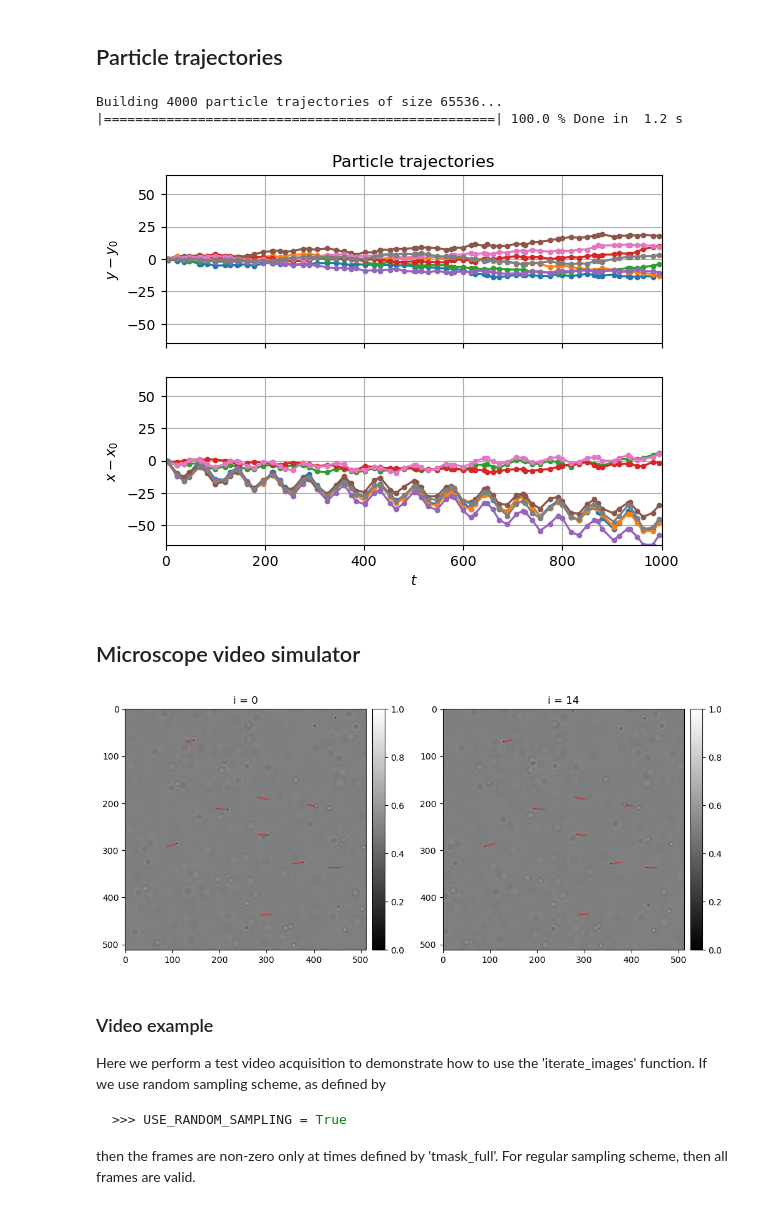
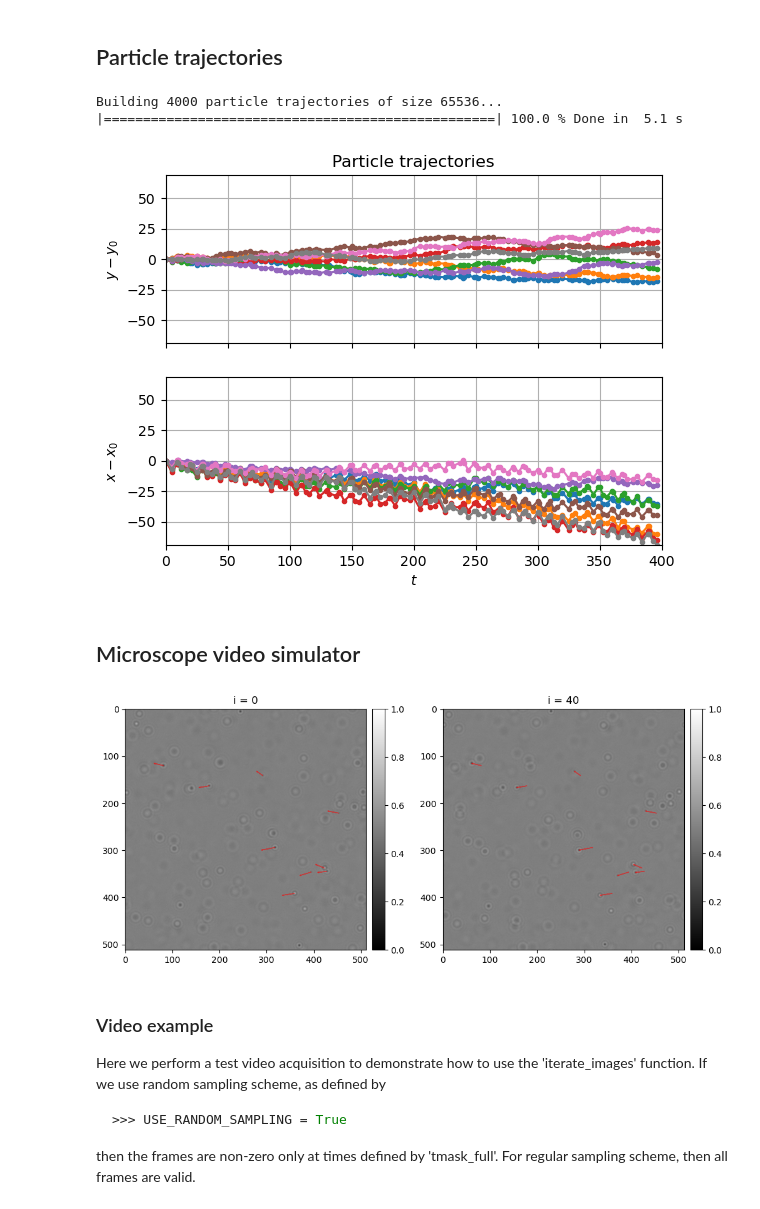
Before and after one commit to andrej5elin/mie_particle_motion, a Jupyter notebook: mie_particle_motion.ipynb, the cells around one changed output. Cells and saved outputs as stored; diff of their text form; code cells hidden in the pictures.

```diff
--- a/mie_particle_motion.ipynb
+++ b/mie_particle_motion.ipynb
@@ -61,7 +61,7 @@ Here we set sample properties. These settings define how we simulate brownian mo
 #----------------------
 assert_lut_ok() #make sure we have lookup tables
 
-SAVE_FIGS = False
+SAVE_FIGS = True
 
 #: relative size distribution parameter
 SIZE_DISTRIBUTION = 0.01 #
@@ -140,13 +140,13 @@ Temperature:                300 K
 Here we set AC voltage, triggering scheme and duration time
 # %%
 #: Whether to use irregular sampling for video
-USE_RANDOM_SAMPLING = True
+USE_RANDOM_SAMPLING = True #If set to false, regular video sampling is assumed
 
 #: How many frames to compute
 COUNT = 2**16
 
 #: Effective camera frame rate
-FPS = 4000
+FPS = 1000
 
 #: AC voltage amplitude
 VOLTAGE = 75 #V
@@ -156,13 +156,13 @@ VOLTAGE = 75 #V
 ELECTRIC_FIELD = (0,VOLTAGE/CHANNEL_LENGTH) #V/m
 
 #: random sampling interval; set to 1 for full data sampling scheme
-RANDOM_SAMPLING_INTERVAL = 16 # Should be a power of 2
-
-#: electric field period in time step units... Should be a power of 2
-PERIOD = RANDOM_SAMPLING_INTERVAL*5-RANDOM_SAMPLING_INTERVAL//2 # Should be a power of 2
+RANDOM_SAMPLING_INTERVAL = 4 # Should be a power of 2
 
 #: analysis sampling interval, should be the same as PERIOD or a power of 2 higher
-REGULAR_SAMPLING_INTERVAL = PERIOD
+REGULAR_SAMPLING_INTERVAL = RANDOM_SAMPLING_INTERVAL*2 + RANDOM_SAMPLING_INTERVAL//2 # Should be a power of 2
+
+#: electric field period in time step units... Frequency should be a multiple of REGULAR_SAMPLING_INTERVAL
+PERIOD = REGULAR_SAMPLING_INTERVAL
 
 #: electric field frequency.
 FREQUENCY = FPS / PERIOD #Hz
@@ -456,7 +456,7 @@ def assert_simulator_ok():
     assert _EXPERIMENT_OK and _SIMULATOR_OK
 # %% [output]
 Building 4000 particle trajectories of size 65536...
-|==================================================| 100.0 % Done in  1.2 s
+|==================================================| 100.0 % Done in  5.1 s
 # %%
 # Plot trajectories
 
@@ -468,39 +468,39 @@ r = trajectories - trajectories[0]
 fig, axs = plt.subplots(2,1)
 
 NT = 8
-TMAX = 1000
+TMAX = 400
 
 t = np.arange(len(tmask_full))[tmask_full]
 
 tmask = t < TMAX
 
 XMAX = max(r[tmask,0:NT].max(),np.abs(r[tmask,0:NT].min()))
 XMIN = -XMAX
 
 for i in range(NT):
     axs[0].plot(t[tmask],r[tmask,i,0], f"C{i}", label = i)
     axs[0].plot(t[tmask],r[tmask,i,0], f".C{i}", label = i)
 
 for i in range(NT):
     axs[1].plot(t[tmask],r[tmask,i,1], f"C{i}", label = i)
     axs[1].plot(t[tmask],r[tmask,i,1], f".C{i}", label = i)
 
 for i in range(2):
     axs[i].set_ylim(-XMAX,XMAX)
     axs[i].grid()
     axs[i].set_xlim(0, TMAX)
 axs[0].set_ylabel("$y - y_0$")
 axs[1].set_ylabel("$x - x_0$")
 axs[1].set_xlabel("$t$")
 axs[0].set_xticklabels([])
 
 axs[0].set_title("Particle trajectories")
 print()
 
 if SAVE_FIGS:
     plt.savefig("trajectories.png")
 # %% [output]
-[figure, old version]
+[figure, new version]
 # %% [markdown]
 ##  Microscope video simulator
 # %%
@@ -584,7 +585,7 @@ zmask = np.logical_and(particle_zs > NUM_LAYERS//2 - 5, particle_zs < NUM_LAYERS
 slice_luts = fft_luts[particle_zs[zmask]]
 
 Ii = 0
-If = 14
+If = 40
 
 r0 = trajectories[Ii]
 r1 = trajectories[If]
@@ -631,7 +632,7 @@ for x0,x1 in zip(r0[m][::1],r1[m][::1]):
 if SAVE_FIGS:
     plt.savefig("particle_video.png")
 # %% [output]
-[figure, old version]
+[figure, new version]
 # %% [markdown]
 ### Video example
 
```
Also changed, not shown: parts of 5 cells of this notebook, 4 other files.
